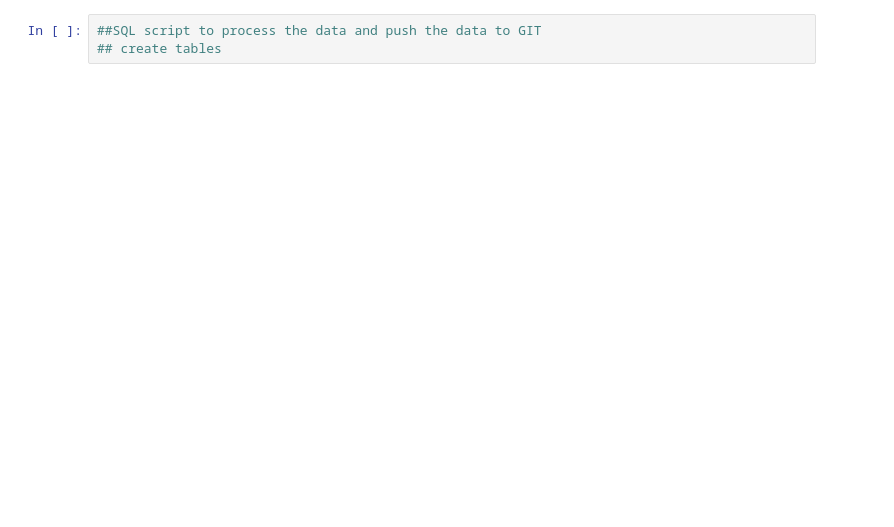
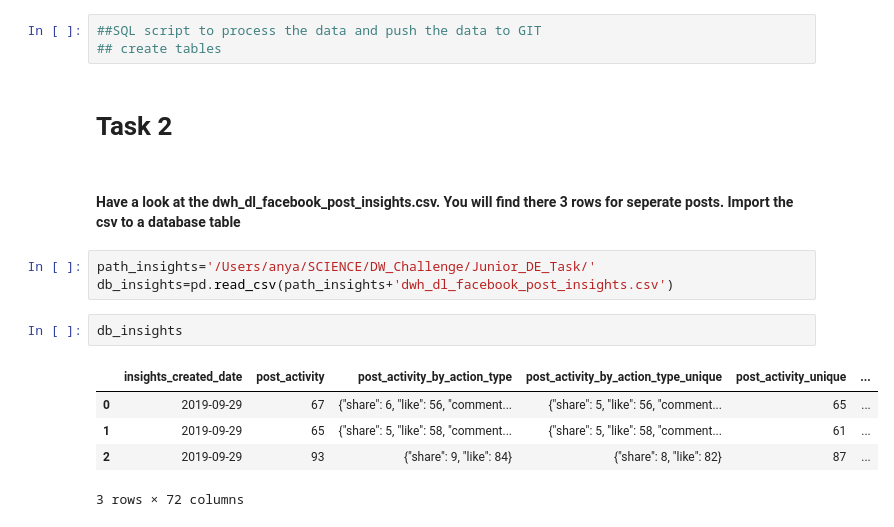
Before and after one commit to anuota/DW_Challenge, a Jupyter notebook: notebooks/Anya_DE.ipynb, the cells around one changed output. Cells and saved outputs as stored; diff of their text form; blank space fills up the shorter version.

```diff
--- a/notebooks/Anya_DE.ipynb
+++ b/notebooks/Anya_DE.ipynb
@@ -153,3 +245,18 @@ conn.close()
 # %%
 ##SQL script to process the data and push the data to GIT
 ## create tables
+# %% [markdown]
+# Task 2
+# %% [markdown]
+#### Have a look at the dwh_dl_facebook_post_insights.csv. You will find there 3 rows for seperate posts. Import the csv to a database table
+# %%
+path_insights='/Users/anya/SCIENCE/DW_Challenge/Junior_DE_Task/'
+db_insights=pd.read_csv(path_insights+'dwh_dl_facebook_post_insights.csv')
+# %%
+db_insights
+# %% [output]
+|  | insights_created_date | post_activity | post_activity_by_action_type | post_activity_by_action_type_unique | post_activity_unique | ... |
+| 0 | 2019-09-29 | 67 | {"share": 6, "like": 56, "comment... | {"share": 5, "like": 56, "comment... | 65 | ... |
+| 1 | 2019-09-29 | 65 | {"share": 5, "like": 58, "comment... | {"share": 5, "like": 58, "comment... | 61 | ... |
+| 2 | 2019-09-29 | 93 | {"share": 9, "like": 84} | {"share": 8, "like": 82} | 87 | ... |
+3 rows × 72 columns
```
Also changed, not shown: parts of 25 cells of this notebook.
